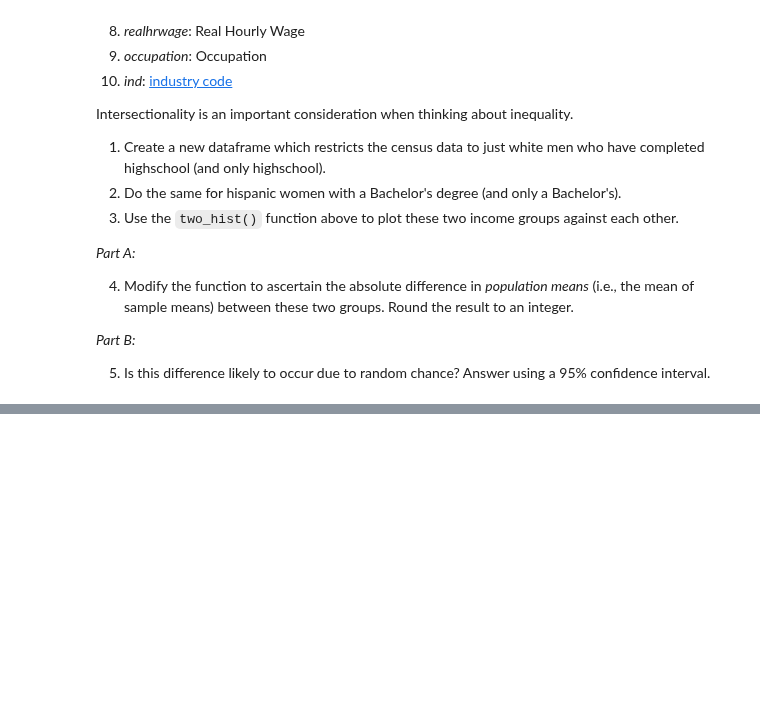
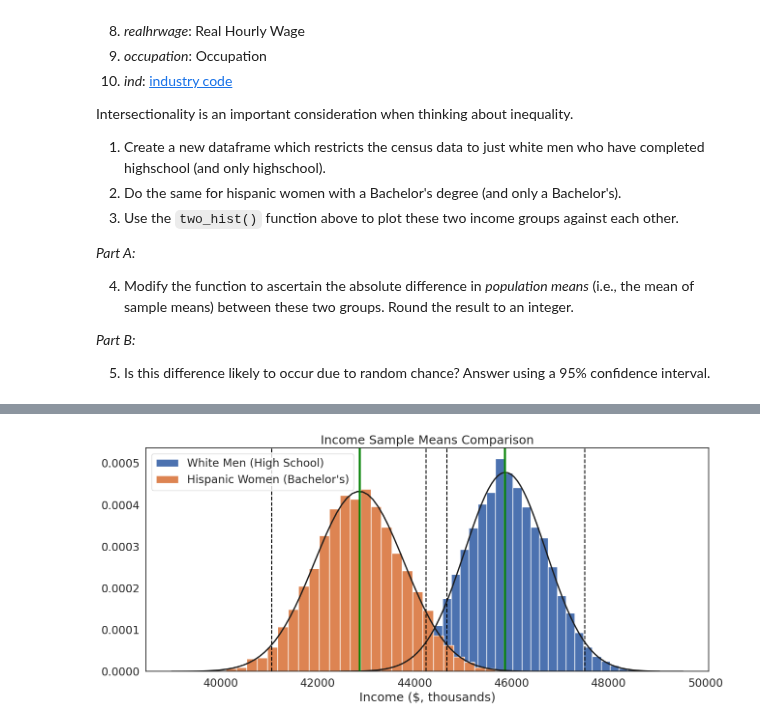
Before and after one commit to LYK0608/My-QM2, a Jupyter notebook: notebooks/W05. Distributions and Basic Statistics.ipynb, the cells around one changed output, grey strips where cells are left out. Drawn from its saved outputs; the diff is of its cells as text; code cells hidden in the pictures; blank space fills up the shorter version.

```diff
--- a/notebooks/W05. Distributions and Basic Statistics.ipynb
+++ b/notebooks/W05. Distributions and Basic Statistics.ipynb
@@ -677,3 +677,7 @@ Intersectionality is an important consideration when thinking about inequality.
 *Part B:*
 
 5. Is this difference likely to occur due to random chance? Answer using a 95% confidence interval.
+# %%
+white_men_highschool = df[(df['sex'] == 1) & (df['race'] == 1) & (df['sch'] == 12)]
+print(white_men_highschool.head())
+print(f"Number of rows: {len(white_men_highschool)}")
@@ -679,0 +699,4 @@ Intersectionality is an important consideration when thinking about inequality.
+# %%
+hispanic_women_bachelors = df[(df['sex'] == 2) & (df['race'] == 3) & (df['sch'] == 16)]
+print(hispanic_women_bachelors.head())
+print(f"Number of rows: {len(hispanic_women_bachelors)}")
@@ -679,0 +718,9 @@ Intersectionality is an important consideration when thinking about inequality.
+# %%
+two_hist(
+    groups=[white_men_highschool['incwage'], hispanic_women_bachelors['incwage']],
+    group_labs=['White Men (High School)', "Hispanic Women (Bachelor's)"],
+    xlab='Income ($, thousands)',
+    title='Income Sample Means Comparison'
+)
+# %% [output]
+[figure, added]
```
Also changed, not shown: parts of 4 cells of this notebook.
